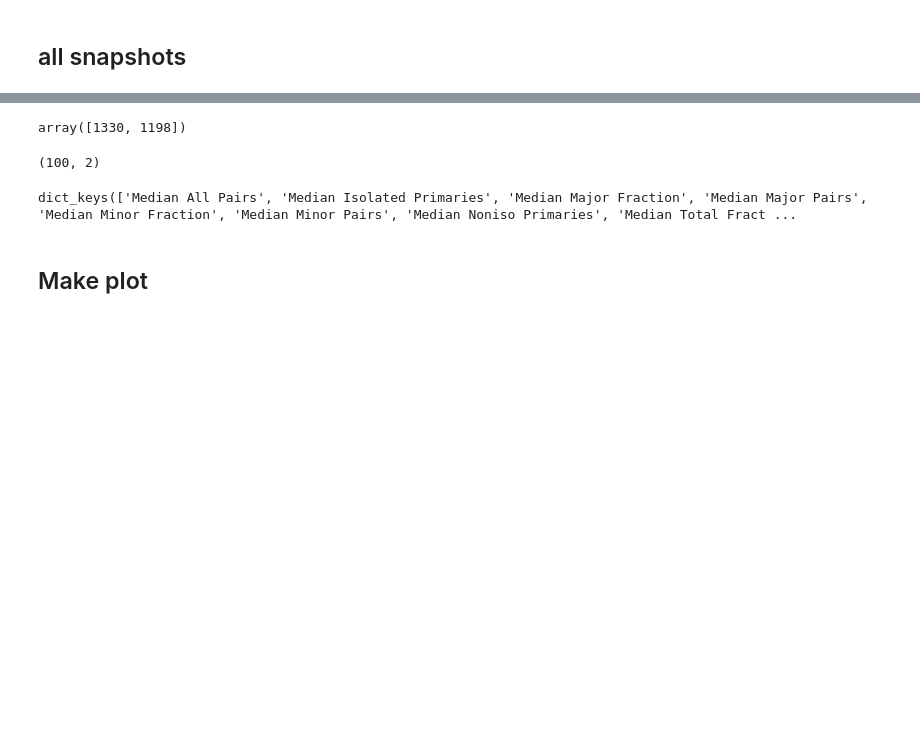
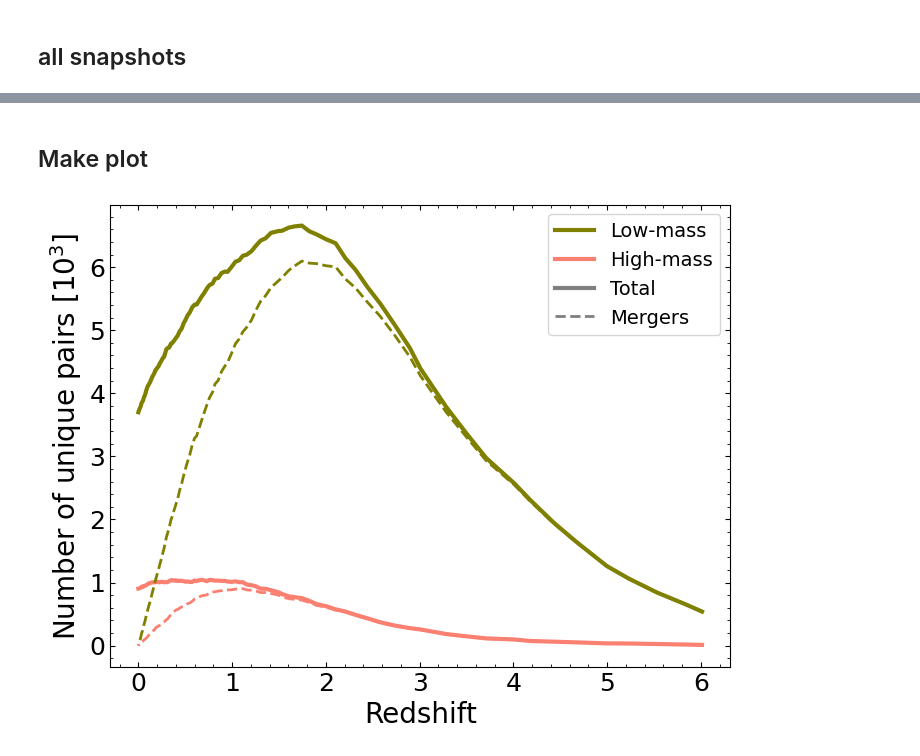
Before and after one commit to katiechambe/orbs, a Jupyter notebook: notebooks/bet-on-it/6_sampleproperties.ipynb, the cells around one changed output, grey strips where cells are left out. Cells and saved outputs as stored; diff of their text form; code cells hidden in the pictures; blank space fills up the shorter version.

```diff
--- a/notebooks/bet-on-it/6_sampleproperties.ipynb
+++ b/notebooks/bet-on-it/6_sampleproperties.ipynb
@@ -64,20 +64,20 @@ palette = {"low":"olive", "high":"salmon",
 # %%
 # to import all pair and unique pair catalogs
 
-low = {}
-high = {}
+low_all = {}
+high_all = {}
 
 
 # low-mass pairs
 f = h5py.File(f"{paths.path_data}hail-mary/all_orbits.hdf5",'r')
 for key, val in f.items():
-    low[key] = np.array(val)
+    low_all[key] = np.array(val)
 f.close()
 
 # high-mass pairs
 g = h5py.File(f"{paths.path_data}big-bad/all_orbits_massive.hdf5",'r')
 for key, val in g.items():
-    high[key] = np.array(val)
+    high_all[key] = np.array(val)
 g.close()
 
 # conversion between snapshot-redshift-time
@@ -362,12 +358,0 @@ high_counts_snap = np.array(high_counts_snap)
-# %%
-low_counts_snap[40]
-# %% [output]
-array([1330, 1198])
-# %%
-np.shape(low_counts_snap)
-# %% [output]
-(100, 2)
-# %%
-pears_low.keys()
-# %% [output]
-dict_keys(['Median All Pairs', 'Median Isolated Primaries', 'Median Major Fraction', 'Median Major Pairs', 'Median Minor Fraction', 'Median Minor Pairs', 'Median Noniso Primaries', 'Median Total Fract ...
@@ -374,2 +361,49 @@ dict_keys(['Median All Pairs', 'Median Isolated Primaries', 'Median Major Fracti
 # %% [markdown]
 ## Make plot
+# %%
+fig,ax = plt.subplots(figsize=(8,6))
+
+ls_all = "solid"
+ls_merge = "dashed"
+ls_snap = "dotted"
+
+lw_all = 3
+lw_merge = 2
+lw_snap = 1
+
+# - unique pairs - #
+redshifts = convert["Redshift"]
+redshift_mask = redshifts < 6.2
+
+low_all = low_counts[:,0]
+low_merge = low_counts[:,1]
+
+high_all = high_counts[:,0]
+high_merge = high_counts[:,1]
+
+plot_red = redshifts[redshift_mask]
+
+plot_low_all = low_all[redshift_mask]
+plot_low_merge = low_merge[redshift_mask]
+
+plot_high_all = high_all[redshift_mask]
+plot_high_merge = high_merge[redshift_mask]
+
+plt.plot(plot_red, plot_low_all/1000, label='Low-mass', color=palette['low'], lw=lw_all)
+plt.plot(plot_red, plot_high_all/1000, label='High-mass', color=palette['high'], lw=lw_all)
+
+plt.plot(plot_red, plot_low_merge/1000, color=palette['low'], lw=lw_merge, linestyle=ls_merge)
+plt.plot(plot_red, plot_high_merge/1000, color=palette['high'], lw=lw_merge, linestyle=ls_merge)
+
+# - plot labels - #
+plt.plot(0,0,label='Total',color="tab:grey",lw=lw_all)
+plt.plot(0,0,label='Mergers',linestyle=ls_merge,color="tab:grey",lw=lw_merge)
+
+plt.legend(fontsize=14)
+# plt.title("Number of unique pairs")
+plt.xlabel("Redshift")
+plt.ylabel(r"Number of unique pairs $[10^3]$")
+plt.savefig("../../plots/bet-on-it/6_paircount.png",bbox_inches='tight')
+plt.show()
+# %% [output]
+[figure, added]
```
Also changed, not shown: parts of 33 cells of this notebook, 14 other files.
